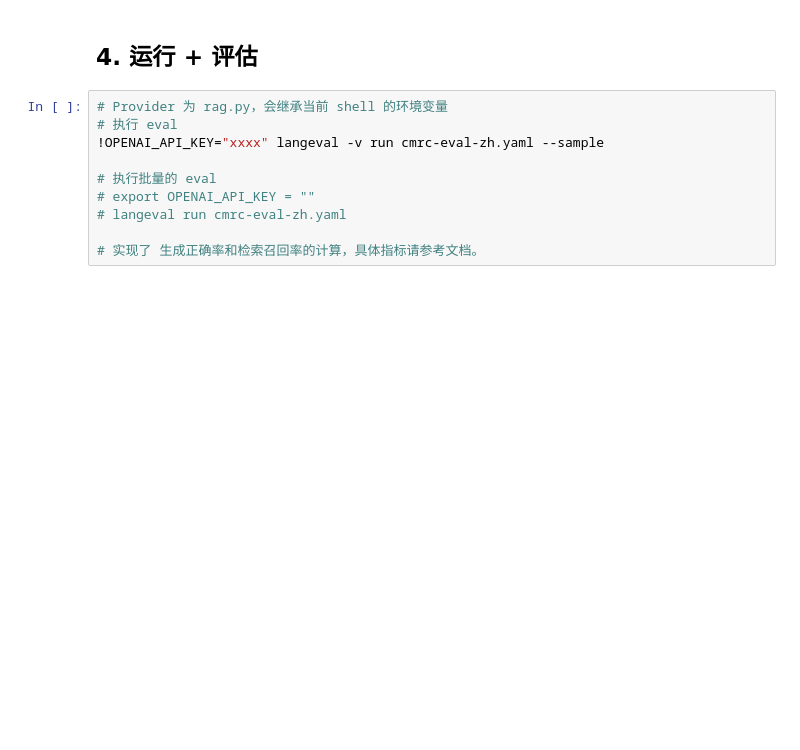
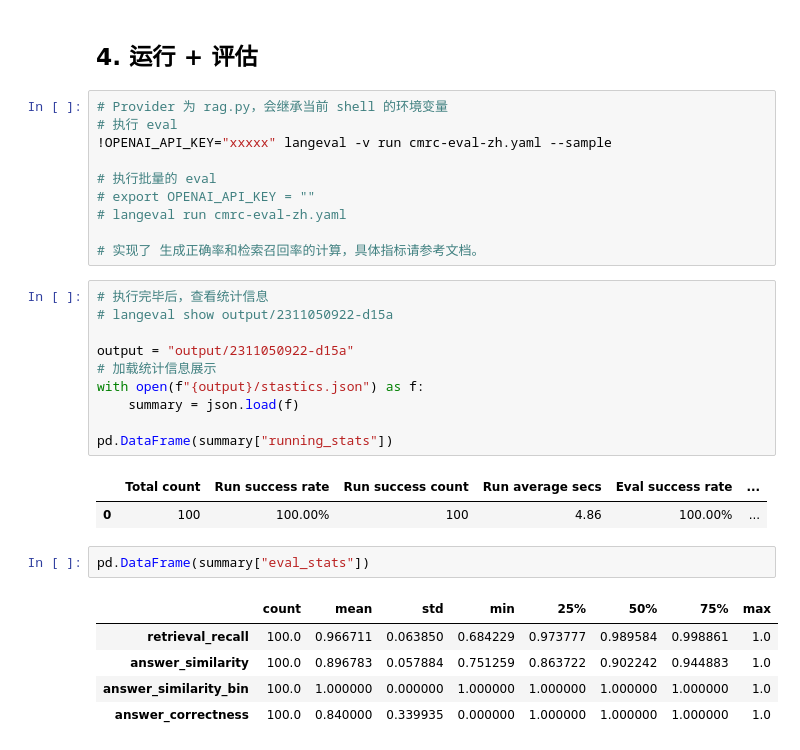
Before and after one commit to ninehills/langeval, a Jupyter notebook: examples/rag-eval/rag-eval-zh.ipynb, the cells around one changed output. Drawn from its saved outputs; the diff is of its cells as text; blank space fills up the shorter version.

```diff
--- a/examples/rag-eval/rag-eval-zh.ipynb
+++ b/examples/rag-eval/rag-eval-zh.ipynb
@@ -268,10 +250,31 @@ TODO，参考 https://docs.llamaindex.ai/en/stable/examples/evaluation/QuestionG
 # %%
 # Provider 为 rag.py，会继承当前 shell 的环境变量
 # 执行 eval
-!OPENAI_API_KEY="xxxx" langeval -v run cmrc-eval-zh.yaml --sample
+!OPENAI_API_KEY="xxxxx" langeval -v run cmrc-eval-zh.yaml --sample
 
 # 执行批量的 eval
 # export OPENAI_API_KEY = ""
 # langeval run cmrc-eval-zh.yaml
 
 # 实现了 生成正确率和检索召回率的计算，具体指标请参考文档。
+# %%
+# 执行完毕后，查看统计信息
+# langeval show output/2311050922-d15a
+
+output = "output/2311050922-d15a"
+# 加载统计信息展示
+with open(f"{output}/stastics.json") as f:
+    summary = json.load(f)
+
+pd.DataFrame(summary["running_stats"])
+# %% [output]
+|  | Total count | Run success rate | Run success count | Run average secs | Eval success rate | ... |
+| 0 | 100 | 100.00% | 100 | 4.86 | 100.00% | ... |
+# %%
+pd.DataFrame(summary["eval_stats"])
+# %% [output]
+|  | count | mean | std | min | 25% | 50% | 75% | max |
+| retrieval_recall | 100.0 | 0.966711 | 0.063850 | 0.684229 | 0.973777 | 0.989584 | 0.998861 | 1.0 |
+| answer_similarity | 100.0 | 0.896783 | 0.057884 | 0.751259 | 0.863722 | 0.902242 | 0.944883 | 1.0 |
+| answer_similarity_bin | 100.0 | 1.000000 | 0.000000 | 1.000000 | 1.000000 | 1.000000 | 1.000000 | 1.0 |
+| answer_correctness | 100.0 | 0.840000 | 0.339935 | 0.000000 | 1.000000 | 1.000000 | 1.000000 | 1.0 |
```
Also changed, not shown: parts of 19 cells of this notebook, 5 other files.
